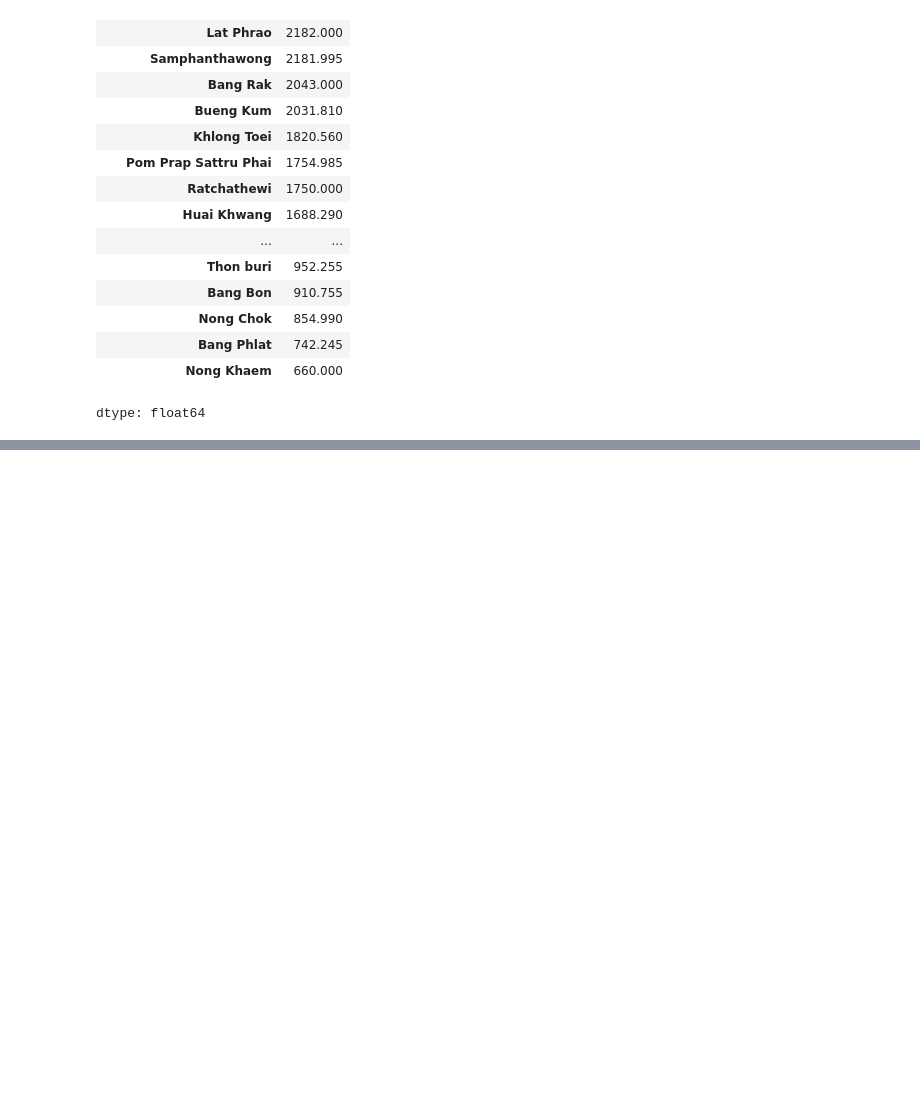
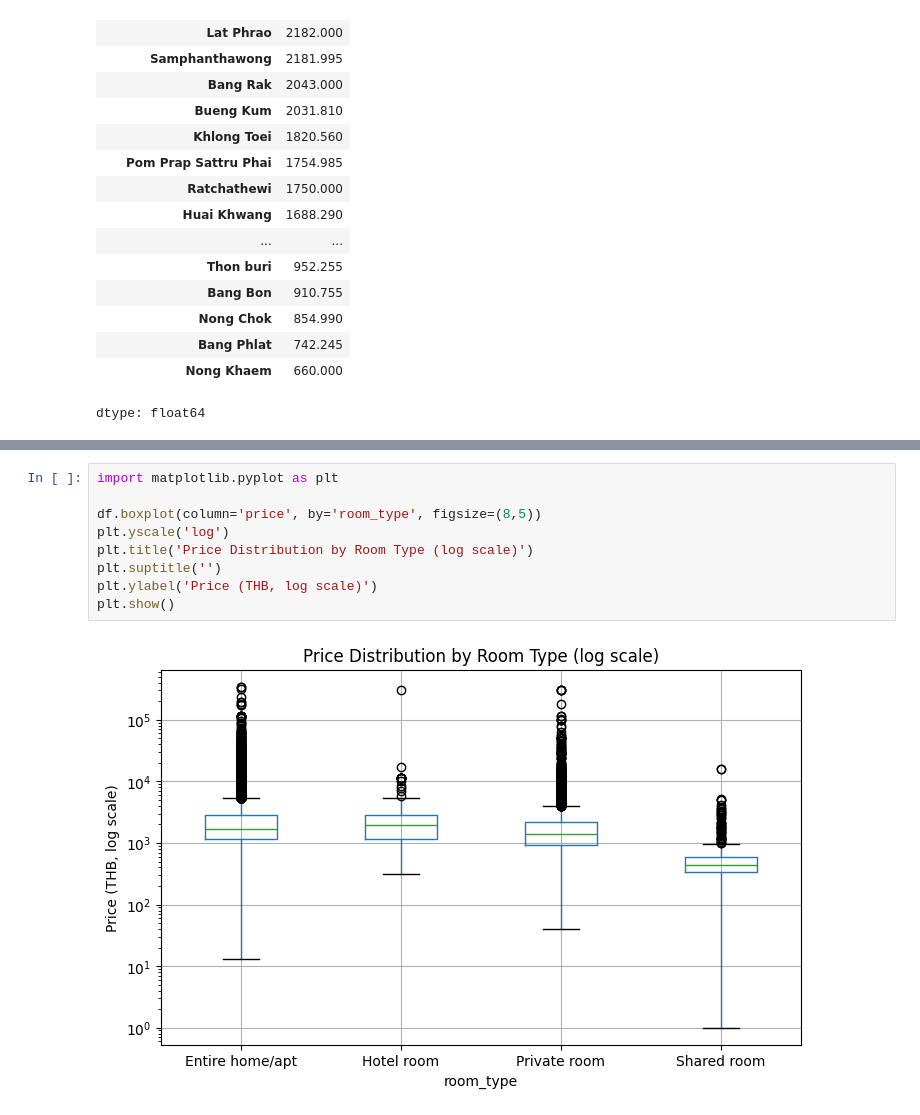
Before and after one commit to Major5846D/airbnb-eda, a Jupyter notebook: PROJECT_1.ipynb, the cells around one changed output, grey strips where cells are left out. Cells and saved outputs as stored; diff of their text form; blank space fills up the shorter version.

```diff
--- a/PROJECT_1.ipynb
+++ b/PROJECT_1.ipynb
@@ -673,0 +761,11 @@ dtype: float64
+# %%
+import matplotlib.pyplot as plt
+
+df.boxplot(column='price', by='room_type', figsize=(8,5))
+plt.yscale('log')
+plt.title('Price Distribution by Room Type (log scale)')
+plt.suptitle('')
+plt.ylabel('Price (THB, log scale)')
+plt.show()
+# %% [output]
+[figure, added]
```
Also changed, not shown: parts of 16 cells of this notebook.
